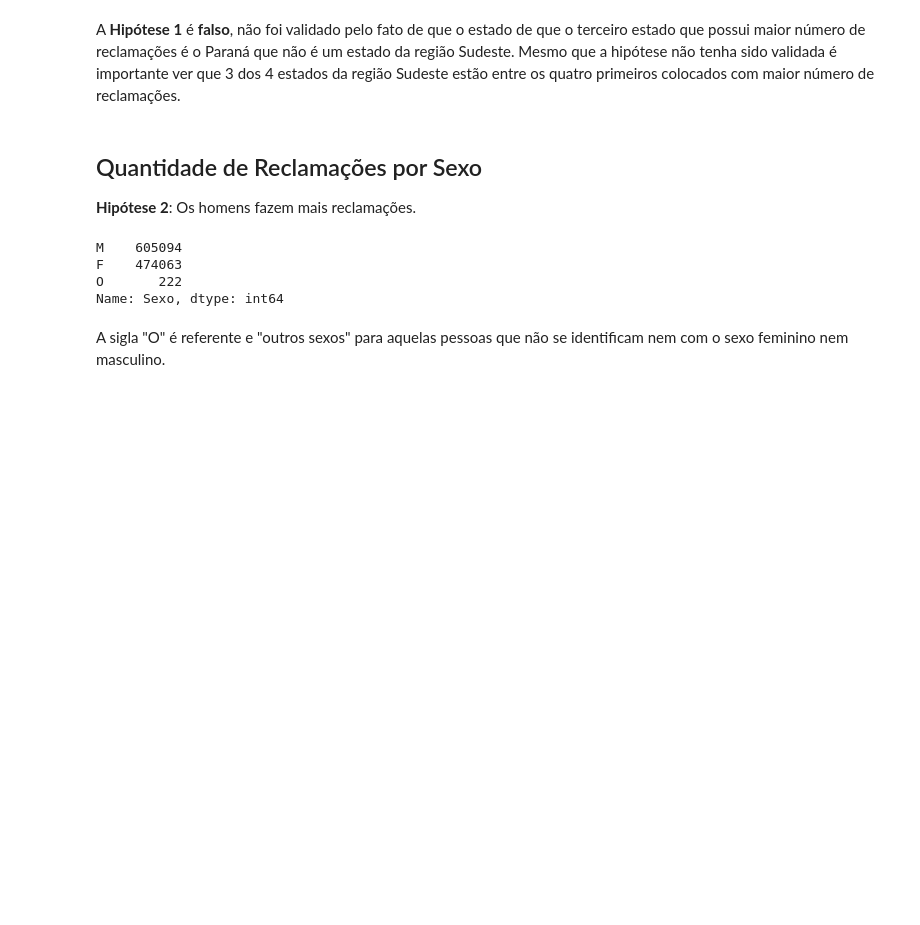
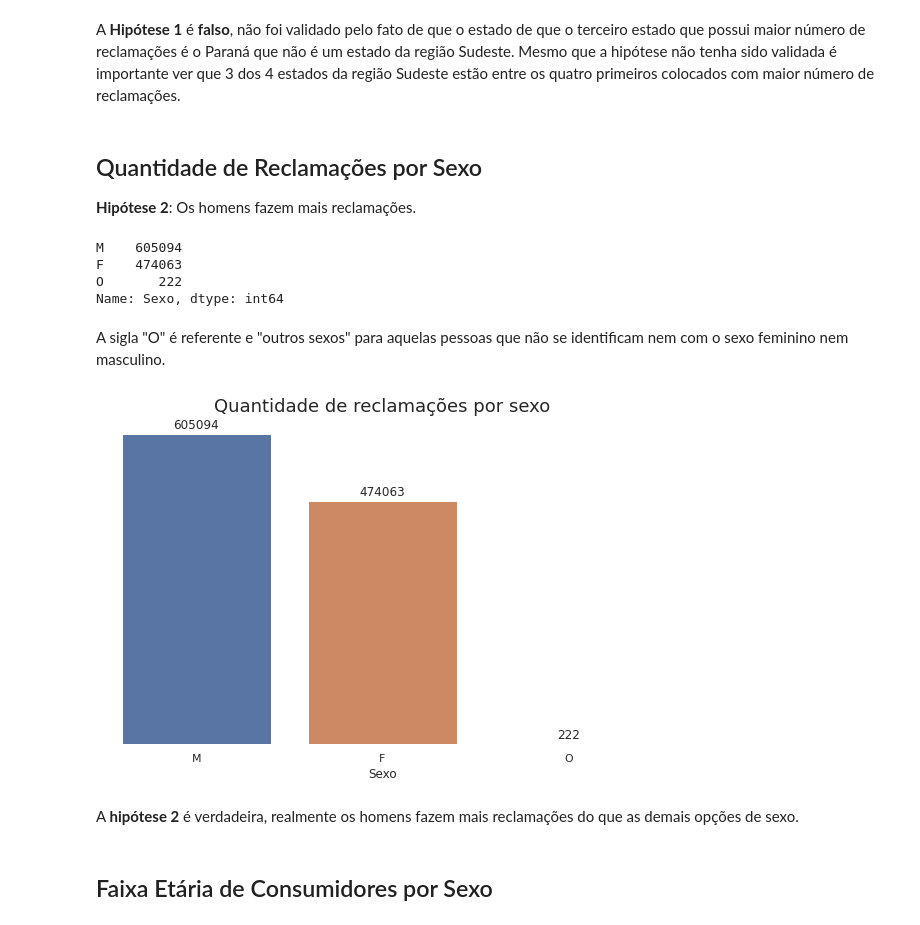
Before and after one commit to renatagsr/projetos, a Jupyter notebook: Análise de Dados/EDA.ipynb, the cells around one changed output. Saved outputs shown, nothing was run; the diff lists cells and outputs as text; code cells hidden in the pictures; blank space fills up the shorter version.

```diff
--- a/Análise de Dados/EDA.ipynb
+++ b/Análise de Dados/EDA.ipynb
@@ -129,3 +129,25 @@ O       222
 Name: Sexo, dtype: int64
 # %% [markdown]
 A sigla "O" é referente e "outros sexos" para aquelas pessoas que não se identificam nem com o sexo feminino nem masculino.
+# %%
+sns.set(style = 'whitegrid')
+#sexo = datasets_2020[u'Sexo'].unique()[:-1]
+cont = datasets_2020['Sexo'].value_counts()
+fig, ax = plt.subplots(figsize = (10, 6))
+ax.spines['right'].set_visible(False)
+ax.spines['bottom'].set_visible(False)
+ax.spines['left'].set_visible(False)
+ax.spines['top'].set_visible(False)
+sns.barplot(x = ['M', 'F', 'O'], y = cont)
+for i in range(0, len(cont)):
+    plt.annotate(str(cont[i]), (i, cont[i] + 10000), ha = 'center')
+plt.title('Quantidade de reclamações por sexo', fontsize = 18)
+plt.xlabel('Sexo')
+plt.grid(False)
+plt.gca().axes.get_yaxis().set_visible(False);
+# %% [output]
+[figure, added]
+# %% [markdown]
+A **hipótese 2** é verdadeira, realmente os homens fazem mais reclamações do que as demais opções de sexo.
+# %% [markdown]
+## Faixa Etária de Consumidores por Sexo
```
Also changed, not shown: parts of 1 cell of this notebook.
